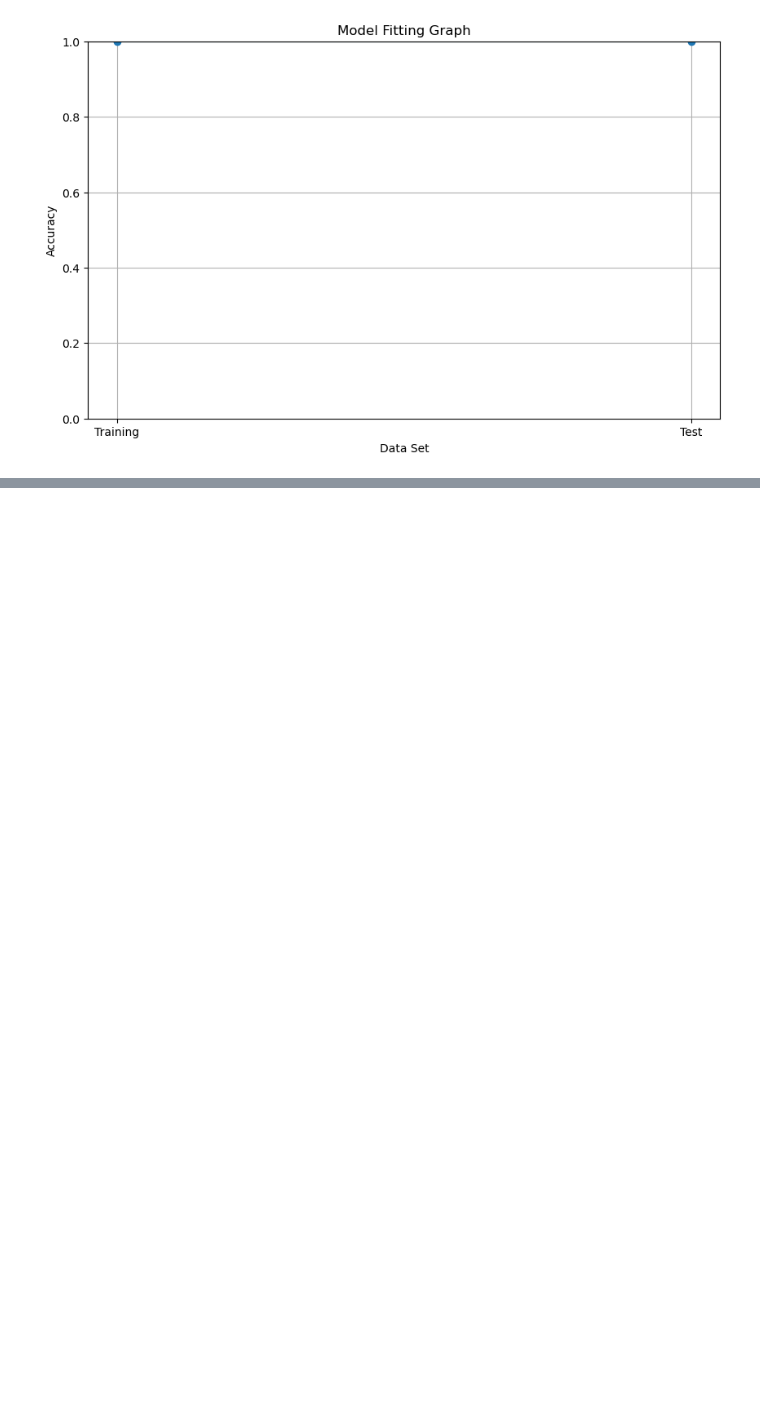
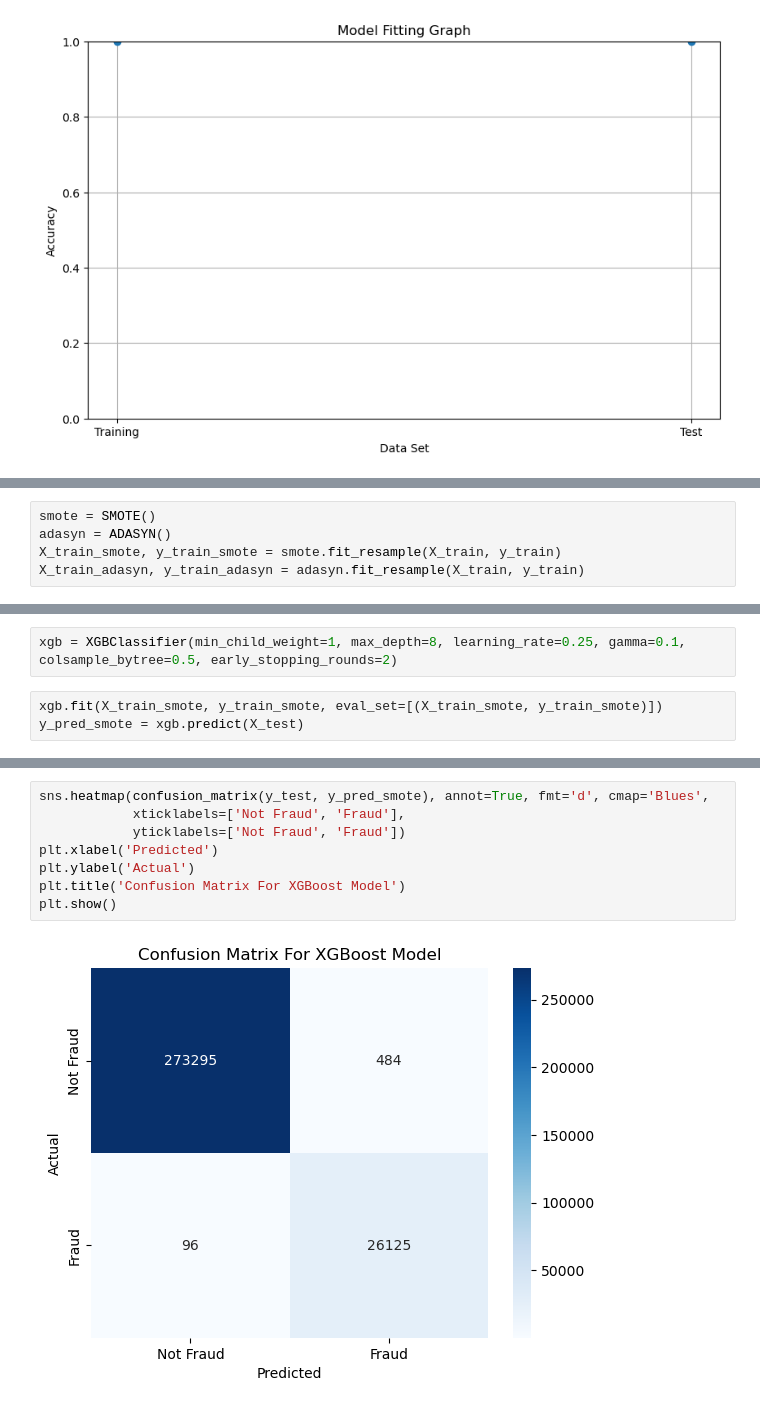
Before and after one commit to binkybarnes/credit-card-fraud, a Jupyter notebook: bruh.ipynb, the cells around one changed output, grey strips where cells are left out. Drawn from its saved outputs; the diff is of its cells as text; blank space fills up the shorter version.

```diff
--- a/bruh.ipynb
+++ b/bruh.ipynb
@@ -271,0 +366,5 @@ I believe there is overfitting going on, even though I did cross validation. I w
+# %%
+smote = SMOTE()
+adasyn = ADASYN()
+X_train_smote, y_train_smote = smote.fit_resample(X_train, y_train)
+X_train_adasyn, y_train_adasyn = adasyn.fit_resample(X_train, y_train)
@@ -271,0 +380,5 @@ I believe there is overfitting going on, even though I did cross validation. I w
+# %%
+xgb = XGBClassifier(min_child_weight=1, max_depth=8, learning_rate=0.25, gamma=0.1, colsample_bytree=0.5, early_stopping_rounds=2)
+# %%
+xgb.fit(X_train_smote, y_train_smote, eval_set=[(X_train_smote, y_train_smote)])
+y_pred_smote = xgb.predict(X_test)
@@ -271,0 +424,10 @@ I believe there is overfitting going on, even though I did cross validation. I w
+# %%
+sns.heatmap(confusion_matrix(y_test, y_pred_smote), annot=True, fmt='d', cmap='Blues',
+            xticklabels=['Not Fraud', 'Fraud'],
+            yticklabels=['Not Fraud', 'Fraud'])
+plt.xlabel('Predicted')
+plt.ylabel('Actual')
+plt.title('Confusion Matrix For XGBoost Model')
+plt.show()
+# %% [output]
+[figure, added]
```
Also changed, not shown: parts of 34 cells of this notebook.
